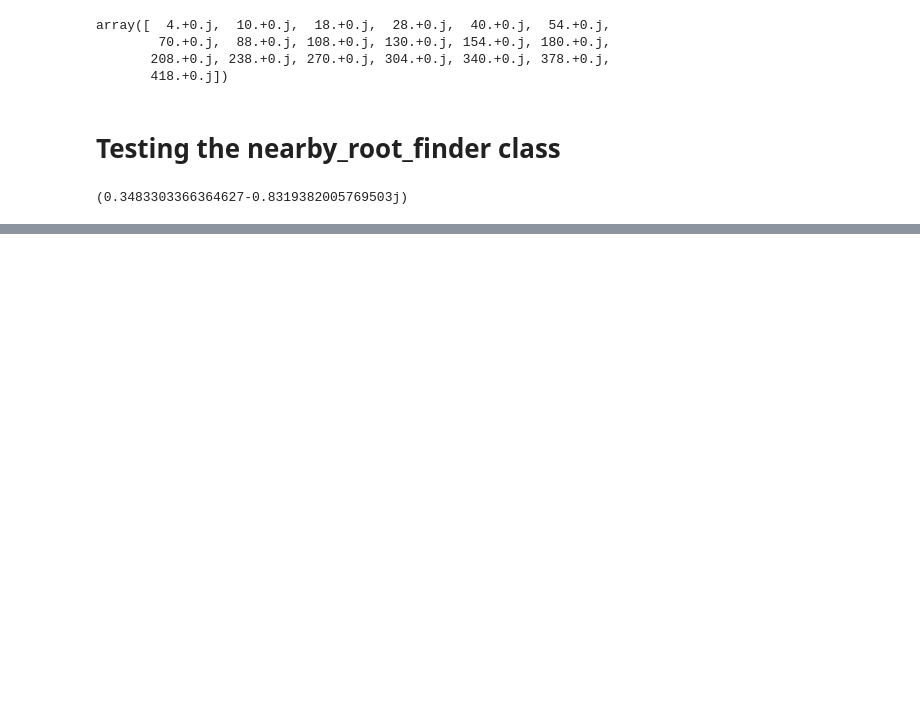
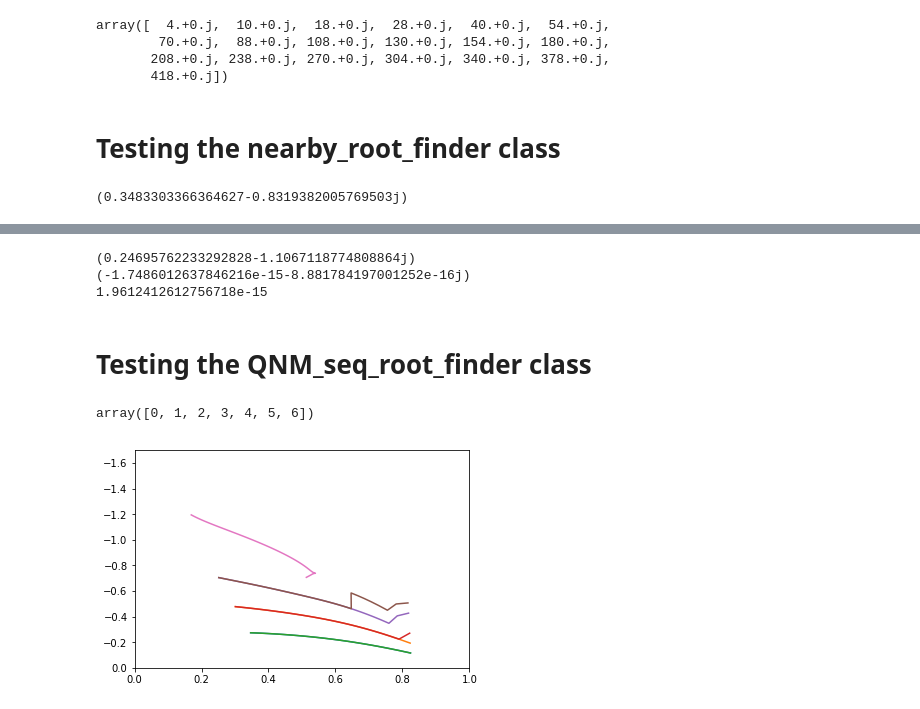
Before and after one commit to duetosymmetry/qnm, a Jupyter notebook: Experiment.ipynb, the cells around one changed output, grey strips where cells are left out. Cells and saved outputs as stored; diff of their text form; code cells hidden in the pictures; blank space fills up the shorter version.

Commit message:
Preliminary implementation of QNM_seq_root_finder. Need better inits

```diff
--- a/Experiment.ipynb
+++ b/Experiment.ipynb
@@ -139,0 +155,35 @@ finder.do_solve()
+# %%
+finder.set_params(a=0.3)
+finder.set_params(l_max=20)
+o1 = finder.do_solve()
+finder.set_params(l_max=21)
+o2 = finder.do_solve()
+print(o1)
+print(o1-o2)
+print(np.abs(o1-o2))
+# %% [output]
+(0.24695762233292828-1.1067118774808864j)
+(-1.7486012637846216e-15-8.881784197001252e-16j)
+1.9612412612756718e-15
+# %% [markdown]
+# Testing the QNM_seq_root_finder class
+# %%
+ns=np.arange(0,7)
+# %%
+ns
+# %% [output]
+array([0, 1, 2, 3, 4, 5, 6])
+# %%
+seqs = [None] * len(ns)
+for n in ns:
+    seqs[n] = QNM_root_finder.QNM_seq_root_finder(n_inv=n, a_max=0.99)
+    seqs[n].do_find_sequence()
+# %%
+for n in ns:
+    plt.plot(np.real(seqs[n].omega), np.imag(seqs[n].omega))
+plt.xlim(0., 1.)
+plt.ylim(-1.7,0)
+plt.gca().invert_yaxis()
+plt.show()
+# %% [output]
+[figure, added]
```
Also changed, not shown: parts of 5 cells of this notebook, 1 other file.
